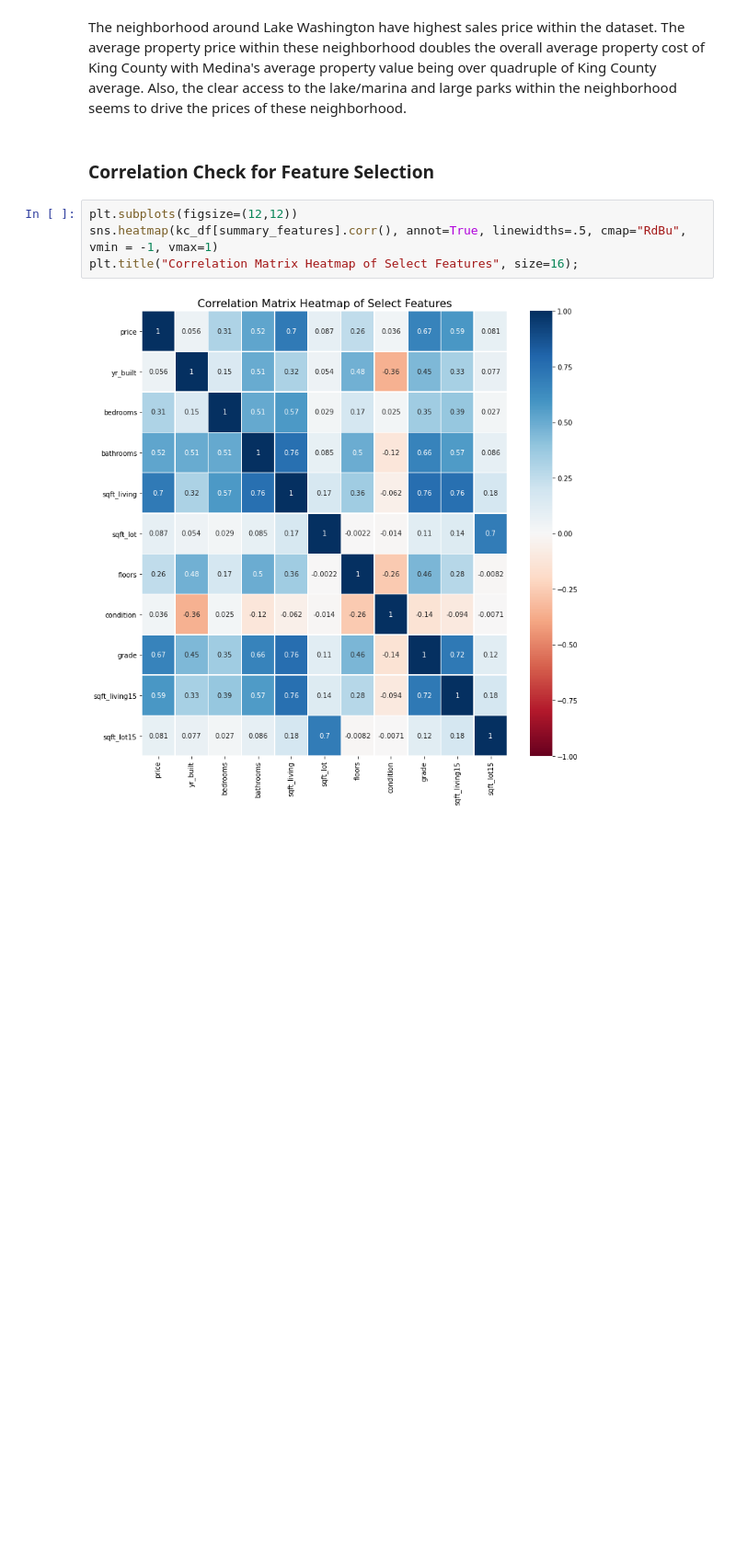
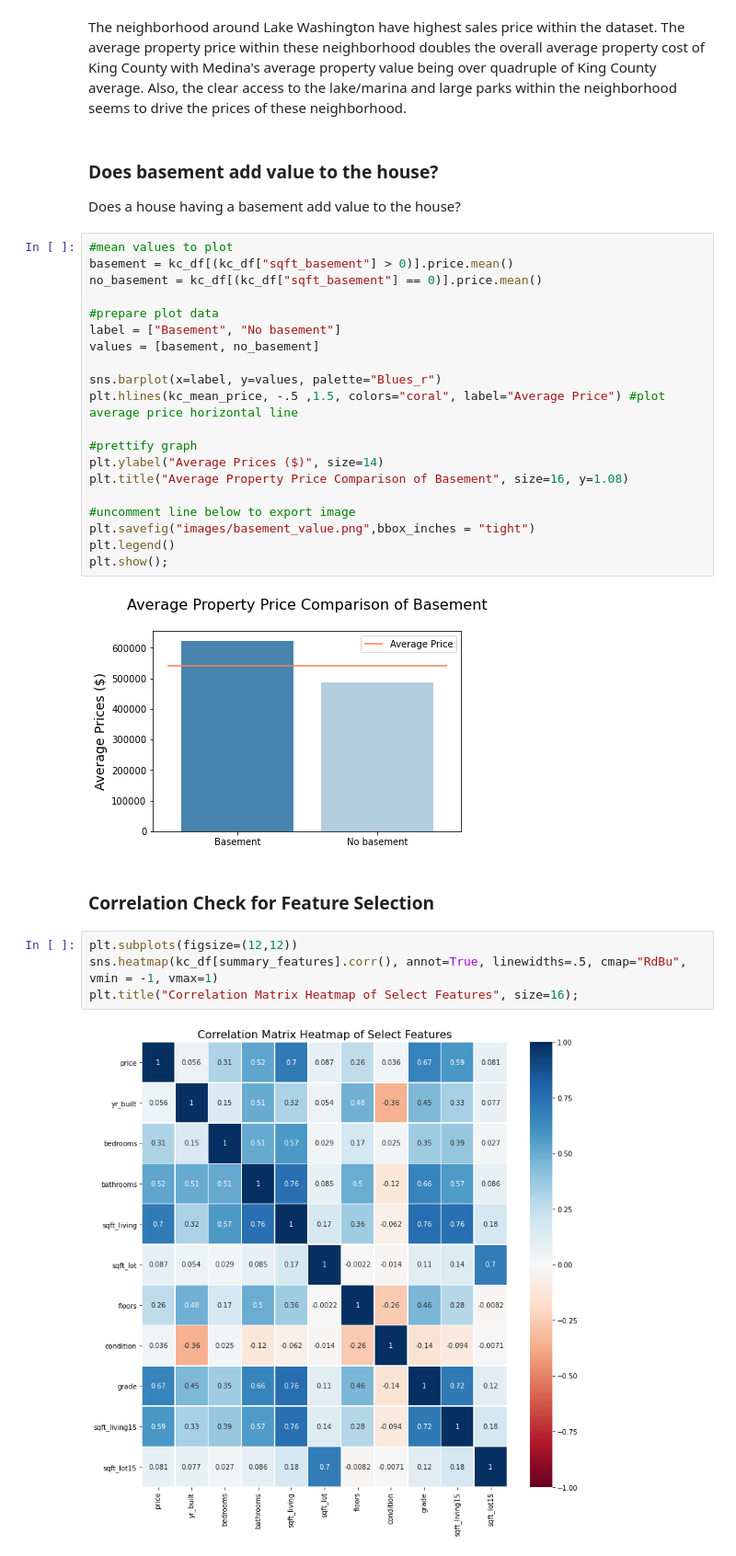
Before and after one commit to yunghanjeong/King_County_Housing_Price_Prediction, a Jupyter notebook: housing_price_prediction.ipynb, the cells around one changed output. Shown at 92% size. Drawn from its saved outputs; the diff is of its cells as text; blank space fills up the shorter version.

```diff
--- a/housing_price_prediction.ipynb
+++ b/housing_price_prediction.ipynb
@@ -153,5 +164,31 @@ plt.show();
 # %% [markdown]
 The neighborhood around Lake Washington have highest sales price within the dataset. The average property price within these neighborhood doubles the overall average property cost of King County with Medina's average property value being over quadruple of King County average. Also, the clear access to the lake/marina and large parks within the neighborhood seems to drive the prices of these neighborhood.
+# %% [markdown]
+### Does basement add value to the house?
+
+Does a house having a basement add value to the house?
+# %%
+#mean values to plot
+basement = kc_df[(kc_df["sqft_basement"] > 0)].price.mean()
+no_basement = kc_df[(kc_df["sqft_basement"] == 0)].price.mean()
+
+#prepare plot data
+label = ["Basement", "No basement"]
+values = [basement, no_basement]
+
+sns.barplot(x=label, y=values, palette="Blues_r")
+plt.hlines(kc_mean_price, -.5 ,1.5, colors="coral", label="Average Price") #plot average price horizontal line
+
+#prettify graph
+plt.ylabel("Average Prices ($)", size=14)
+plt.title("Average Property Price Comparison of Basement", size=16, y=1.08)
+
+#uncomment line below to export image
+plt.savefig("images/basement_value.png",bbox_inches = "tight")
+plt.legend()
+plt.show();
+# %% [output]
+[figure, added]
 # %% [markdown]
 ### Correlation Check for Feature Selection
 # %%
```
Also changed, not shown: parts of 4 cells of this notebook, 2 other files.
